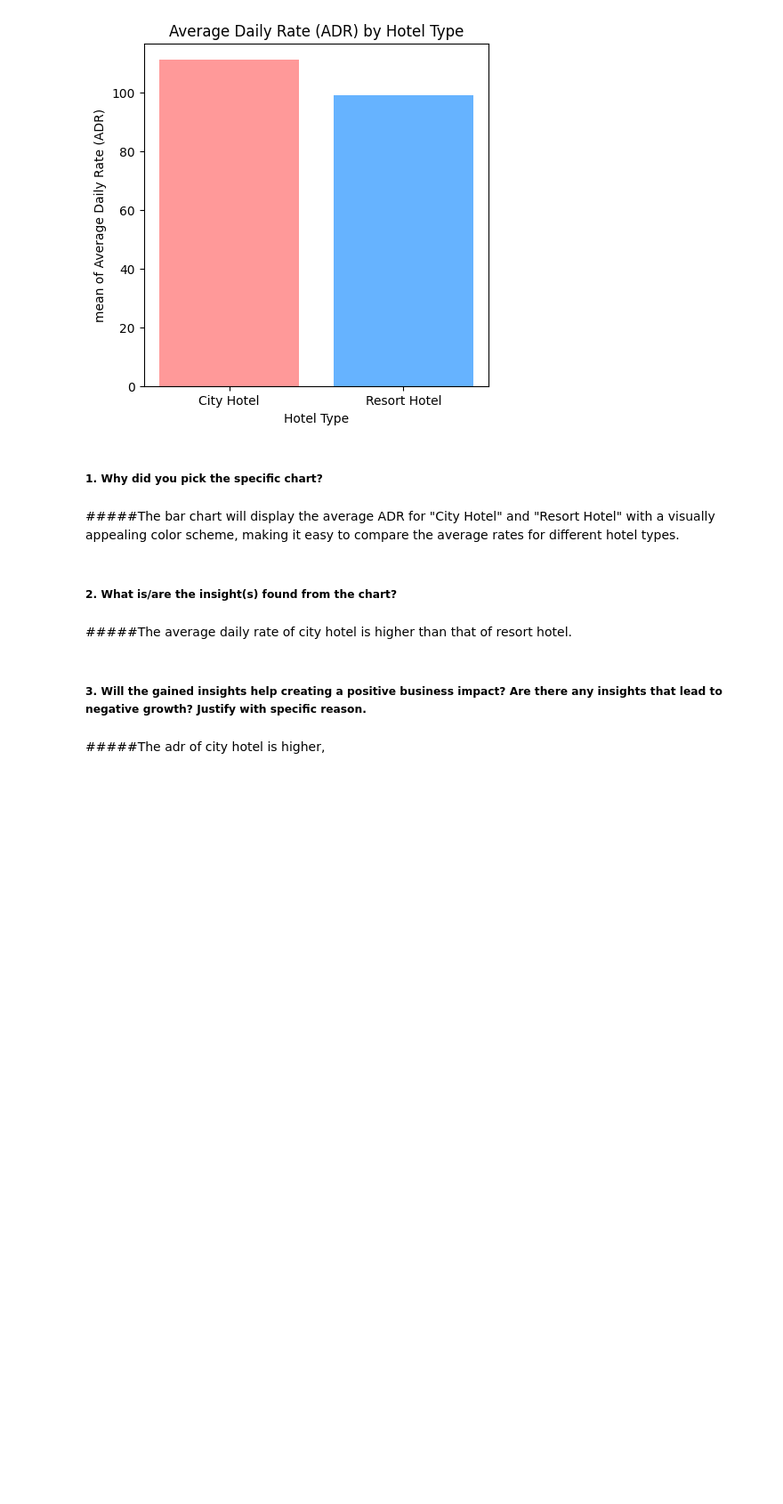
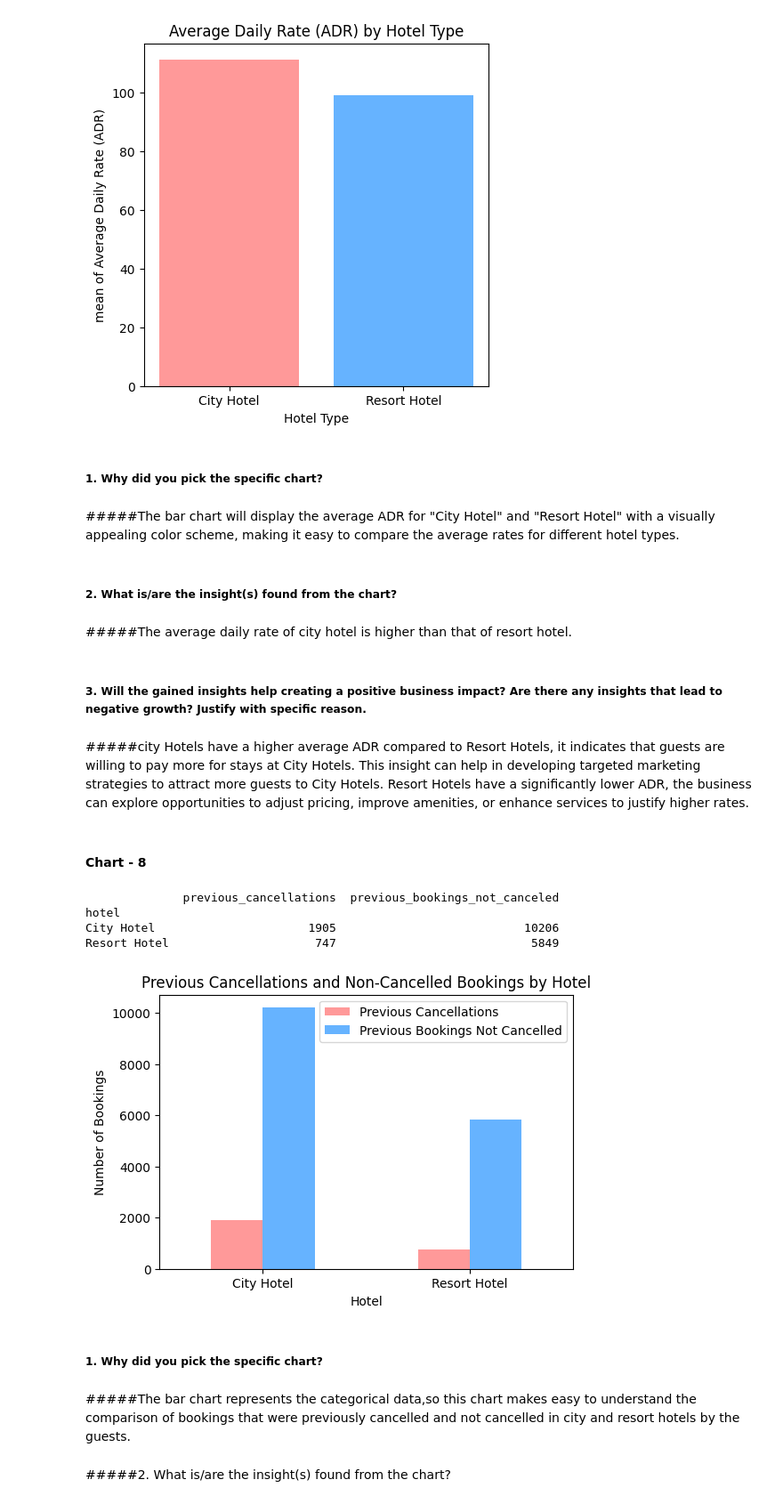
Before and after one commit to jyothika2809/CITY-AND-RESORT-HOTEL-EDA-AND-DASHBOARD, a Jupyter notebook: EDA_hotel_booking_analysis.ipynb, the cells around one changed output. Shown: that part at 89% size. Saved outputs shown, nothing was run; the diff lists cells and outputs as text; code cells hidden in the pictures; blank space fills up the shorter version.

```diff
--- a/EDA_hotel_booking_analysis.ipynb
+++ b/EDA_hotel_booking_analysis.ipynb
@@ -623,5 +624,36 @@ Resort Hotel   99.059517
 #####The average daily rate of city hotel is higher than that of resort hotel.
 # %% [markdown]
 ##### 3. Will the gained insights help creating a positive business impact? Are there any insights that lead to negative growth? Justify with specific reason.
-# %% [markdown]
-#####The adr of city hotel is higher,
+# %% [markdown]
+#####city Hotels have a higher average ADR compared to Resort Hotels, it indicates that guests are willing to pay more for stays at City Hotels. This insight can help in developing targeted marketing strategies to attract more guests to City Hotels. Resort Hotels have a significantly lower ADR, the business can explore opportunities to adjust pricing, improve amenities, or enhance services to justify higher rates.
+# %% [markdown]
+#### Chart - 8
+# %%
+#chart 8 visualisation code
+#grouping previous cancelled and not cancelled bookings
+bookings_of_hotels = pd.DataFrame(hotel_booking[['hotel','previous_cancellations','previous_bookings_not_canceled']])
+bookings_of_prev_cancled_and_not_cancled = bookings_of_hotels.groupby('hotel').sum()
+bookings_of_prev_cancled_and_not_cancled[['previous_cancellations','previous_bookings_not_canceled']].value_counts()
+print(bookings_of_prev_cancled_and_not_cancled)
+print('\n')
+x = bookings_of_prev_cancled_and_not_cancled.plot(kind='bar', stacked=False, color=['#ff9999', '#66b3ff'], figsize=(6, 4))
+
+# Adding labels and title
+plt.xlabel('Hotel')
+plt.ylabel('Number of Bookings')
+plt.title('Previous Cancellations and Non-Cancelled Bookings by Hotel')
+plt.legend(['Previous Cancellations', 'Previous Bookings Not Cancelled'])
+plt.xticks(rotation=360)
+plt.show()
+# %% [output]
+              previous_cancellations  previous_bookings_not_canceled
+hotel
+City Hotel                      1905                           10206
+Resort Hotel                     747                            5849
+[figure, added]
+# %% [markdown]
+##### 1. Why did you pick the specific chart?
+# %% [markdown]
+#####The bar chart represents the categorical data,so this chart makes easy to understand the comparison of bookings that were previously cancelled and not cancelled in city and resort hotels by the guests.
+# %% [markdown]
+#####2. What is/are the insight(s) found from the chart?
```
Also changed, not shown: parts of 1 cell of this notebook.
